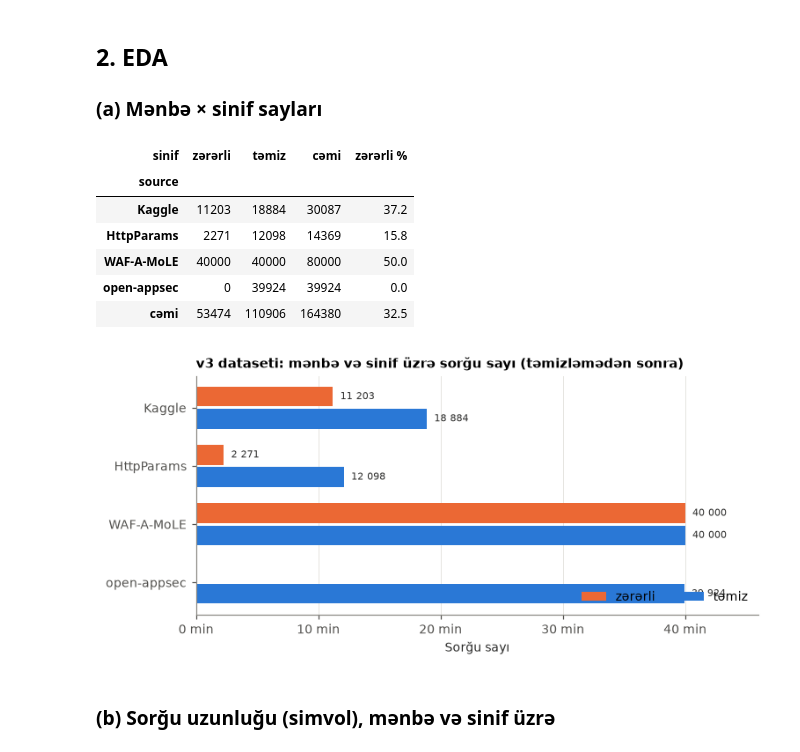
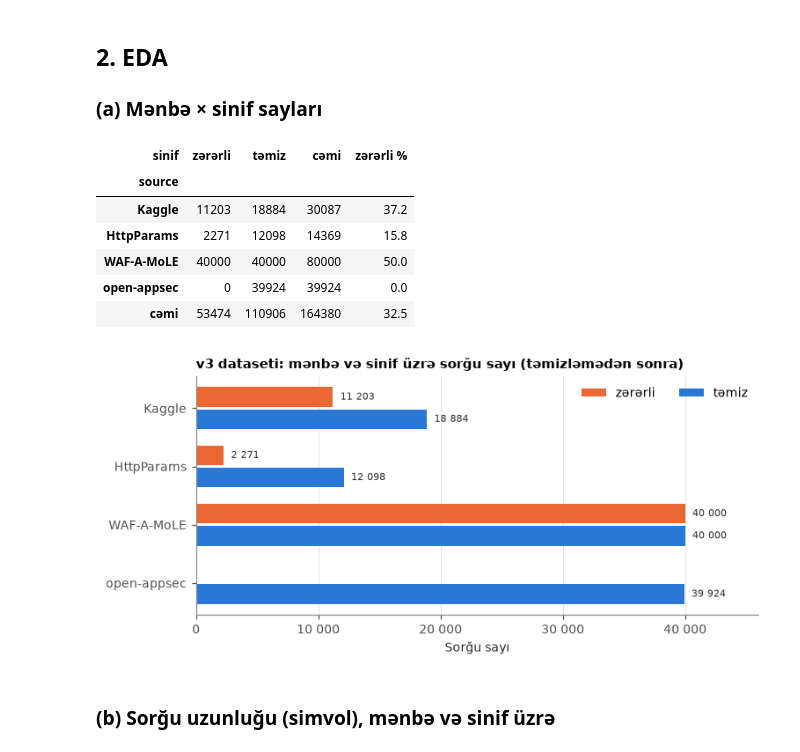
Before and after one commit to mehmanshamil/ML-in-SQL, a Jupyter notebook: notebooks/17_combined_v3.ipynb, the cells around one changed output. Drawn from its saved outputs; the diff is of its cells as text; code cells hidden in the pictures.

```diff
--- a/notebooks/17_combined_v3.ipynb
+++ b/notebooks/17_combined_v3.ipynb
@@ -93,36 +93,36 @@ counts.loc["cəmi"] = [counts["zərərli"].sum(), counts["təmiz"].sum(), counts
                       round(100 * counts["zərərli"].sum() / counts["cəmi"].sum(), 1)]
 counts.rename(index=v3.SOURCE_LABEL).to_csv(RES / "17_eda_counts.csv")
 display(counts.rename(index=v3.SOURCE_LABEL))
 
 fig, ax = plt.subplots(figsize=(7.5, 3.2))
 y = np.arange(len(v3.SOURCES))
 h = 0.38
 for i, cls in enumerate(["zərərli", "təmiz"]):
     vals = counts.loc[v3.SOURCES, cls].to_numpy()
     bars = ax.barh(y + (i - 0.5) * h, vals, h - 0.04, color=CLS_COLOR[cls], label=cls)
     for b, v in zip(bars, vals):
         if v:
             ax.text(b.get_width() + 600, b.get_y() + b.get_height() / 2, f"{v:,}".replace(",", " "),
                     va="center", fontsize=7.5, color="#2b2b2a")
 ax.set_yticks(y, SRC)
 ax.invert_yaxis()
 ax.xaxis.grid(True); ax.set_axisbelow(True)
-ax.xaxis.set_major_formatter(mticker.FuncFormatter(lambda v, _: f"{v/1000:.0f} min"))
+ax.xaxis.set_major_formatter(mticker.FuncFormatter(lambda v, _: f"{v:,.0f}".replace(",", " ")))
 ax.set_xlabel("Sorğu sayı")
 ax.set_xlim(0, counts.loc[v3.SOURCES, ["zərərli", "təmiz"]].to_numpy().max() * 1.15)
 ax.set_title("v3 dataseti: mənbə və sinif üzrə sorğu sayı (təmizləmədən sonra)", loc="left")
-ax.legend(loc="lower right", ncol=2)
+ax.legend(loc="upper right", ncol=2, frameon=False)
 fig.savefig(FIG / "17a_source_class_counts.png")
 plt.show()
 # %% [output]
 | sinif | zərərli | təmiz | cəmi | zərərli % |
 | source |  |  |  |  |
 | Kaggle | 11203 | 18884 | 30087 | 37.2 |
 | HttpParams | 2271 | 12098 | 14369 | 15.8 |
 | WAF-A-MoLE | 40000 | 40000 | 80000 | 50.0 |
 | open-appsec | 0 | 39924 | 39924 | 0.0 |
 | cəmi | 53474 | 110906 | 164380 | 32.5 |
-[figure, old version]
+[figure, new version]
 # %% [markdown]
 ### (b) Sorğu uzunluğu (simvol), mənbə və sinif üzrə
 # %%
```
Also changed, not shown: parts of 2 cells of this notebook, 2 other files.
